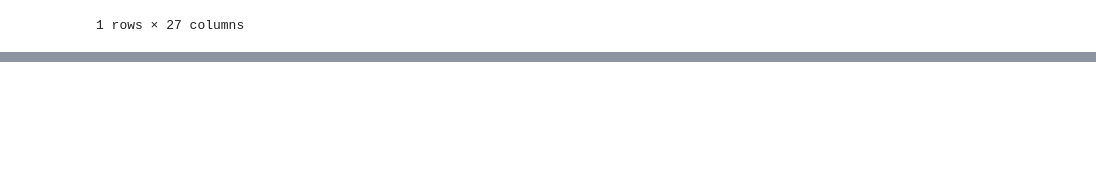
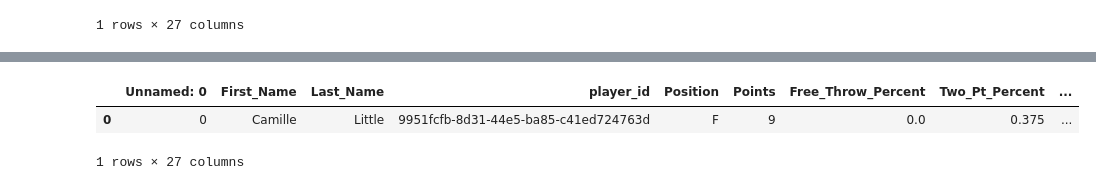
Before and after one commit to tylerspck/Bubble_ball, a Jupyter notebook: Player Data.ipynb, the cells around one changed output, grey strips where cells are left out. Cells and saved outputs as stored; diff of their text form; code cells hidden in the pictures; blank space fills up the shorter version.

```diff
--- a/Player Data.ipynb
+++ b/Player Data.ipynb
@@ -413,0 +420,7 @@ NBATop50_AllStats_PostSeason.to_csv("data_files/FinalDataFiles/NBATop50_AllStats
+# %%
+WNBA_AllStats['Player'] = WNBA_AllStats['First_Name'].str.cat(WNBA_AllStats['Last_Name'],sep=" ")
+WNBA_AllStats.head(1)
+# %% [output]
+|  | Unnamed: 0 | First_Name | Last_Name | player_id | Position | Points | Free_Throw_Percent | Two_Pt_Percent | ... |
+| 0 | 0 | Camille | Little | 9951fcfb-8d31-44e5-ba85-c41ed724763d | F | 9 | 0.0 | 0.375 | ... |
+1 rows × 27 columns
```
Also changed, not shown: parts of 14 cells of this notebook, 1 other file.
